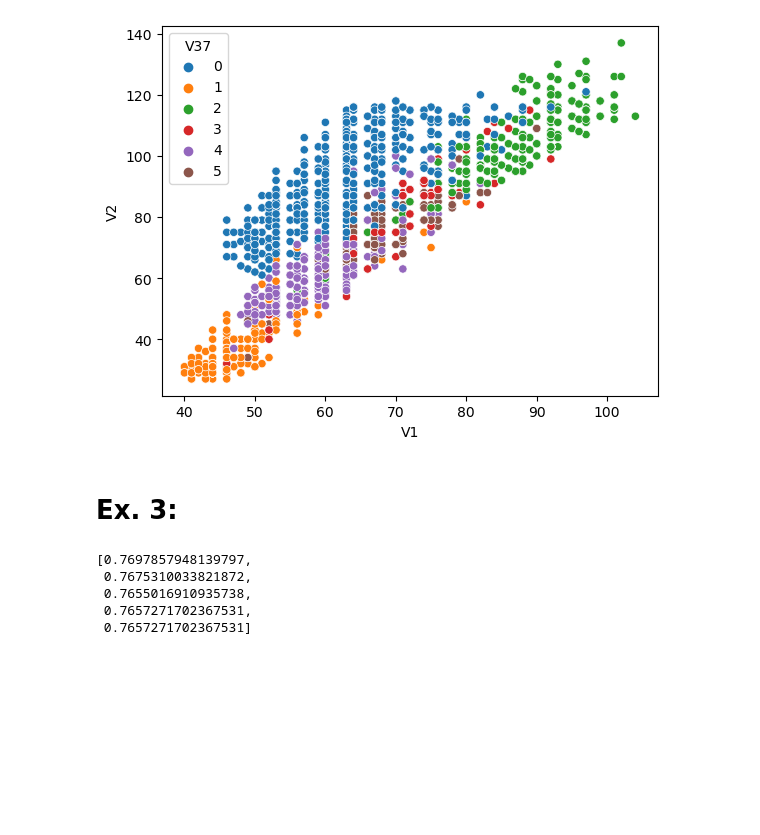
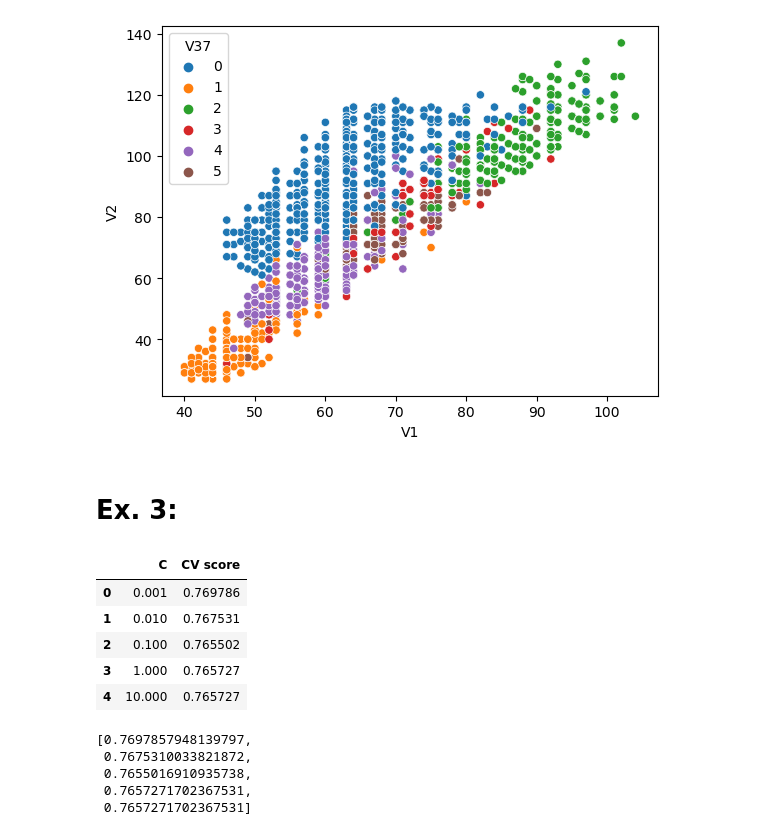
Before and after one commit to Kiwisuki/ktu-studies, a Jupyter notebook: Machine learning methods/LD3/LD3.1.ipynb, the cells around one changed output. Saved outputs shown, nothing was run; the diff lists cells and outputs as text; code cells hidden in the pictures; blank space fills up the shorter version.

```diff
--- a/Machine learning methods/LD3/LD3.1.ipynb
+++ b/Machine learning methods/LD3/LD3.1.ipynb
@@ -60,6 +60,18 @@ scores = []
 for C in Cs:
     clf = svm.SVC(kernel='linear', C=C)
     scores.append(cross_val_score(clf, X, y, cv=5).mean())
+# %%
+a = pd.DataFrame()
+a['C'] = Cs
+a['CV score'] = scores
+a
+# %% [output]
+|  | C | CV score |
+| 0 | 0.001 | 0.769786 |
+| 1 | 0.010 | 0.767531 |
+| 2 | 0.100 | 0.765502 |
+| 3 | 1.000 | 0.765727 |
+| 4 | 10.000 | 0.765727 |
 # %%
 scores
 # %% [output]
```
Also changed, not shown: parts of 14 cells of this notebook, 7 other files.
